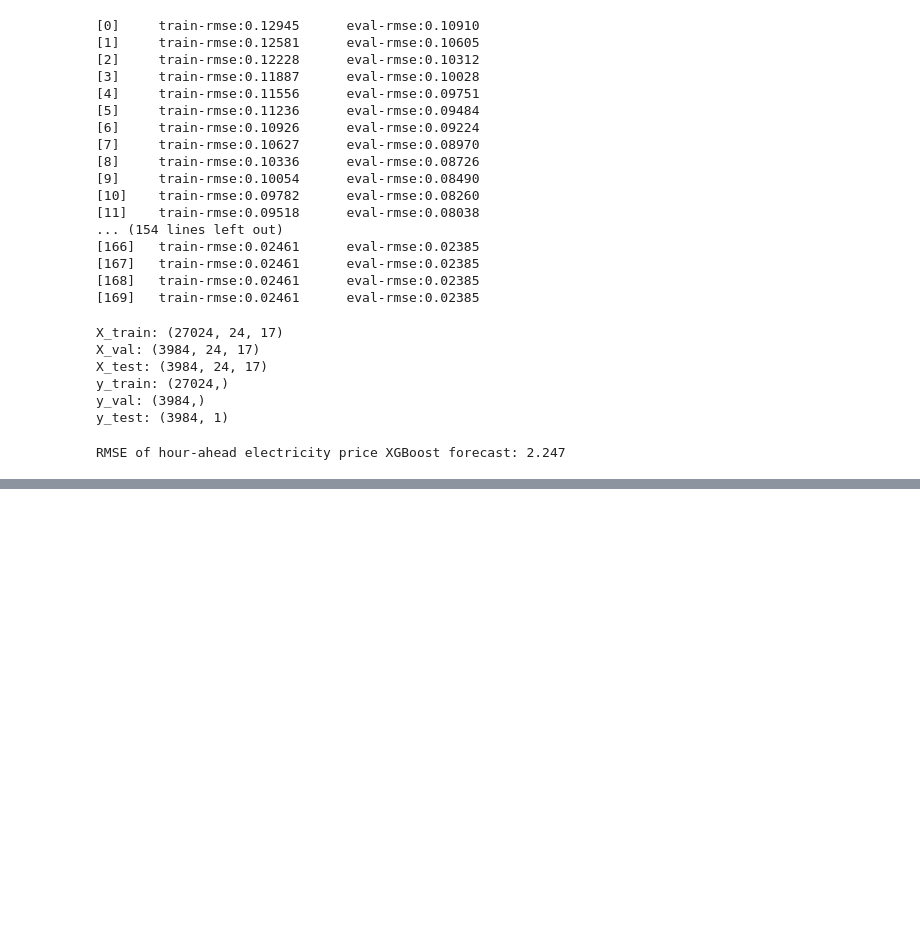
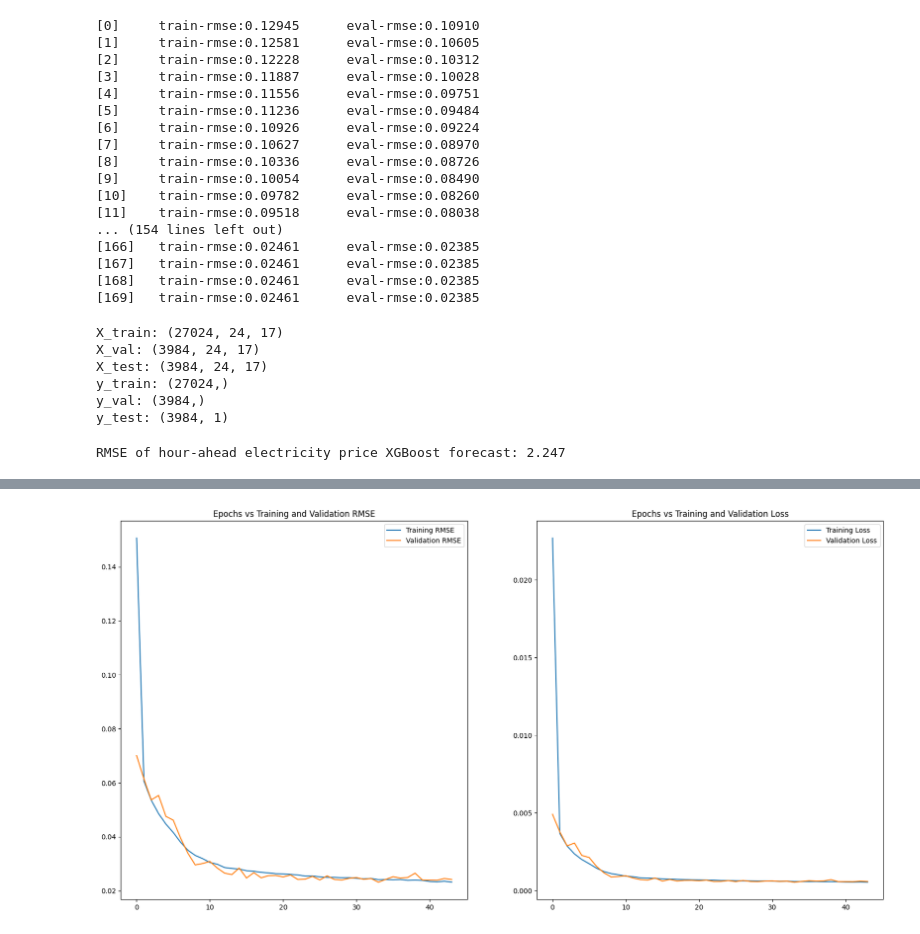
Before and after one commit to tdavies66/Electricity-Price-Forecasting-DNNs-EDA-Kaggle-, a Jupyter notebook: Notebooks/notebook2.ipynb, the cells around one changed output, grey strips where cells are left out. Drawn from its saved outputs; the diff is of its cells as text; code cells hidden in the pictures; blank space fills up the shorter version.

```diff
--- a/Notebooks/notebook2.ipynb
+++ b/Notebooks/notebook2.ipynb
@@ -341,0 +413,26 @@ RMSE of hour-ahead electricity price XGBoost forecast: 2.247
+# %%
+# Stacked LSTM
+tf.keras.backend.clear_session()
+
+multivariate_stacked_lstm = tf.keras.models.Sequential([
+    LSTM(250, input_shape=input_shape,
+         return_sequences=True),
+         LSTM(150, return_sequences=True),
+         Flatten(),
+         Dense(150, activation='relu'),
+         Dropout(0.1),
+         Dense(1),
+])
+
+model_checkpoint = tf.keras.callbacks.ModelCheckpoint(
+    'multivariate_stacked_lstm.h5', save_best_only=True)
+optimizer = tf.keras.optimizers.Adam(learning_rate=3e-3, amsgrad=True)
+
+multivariate_stacked_lstm.compile(loss=loss,
+                                  optimizer=optimizer,
+                                  metrics=metric)
+# %%
+history = multivariate_stacked_lstm.fit(train, epochs=120,
+                                        validation_data=validation,
+                                        callbacks=[early_stopping,
+                                                   model_checkpoint])
@@ -341,0 +463,4 @@ RMSE of hour-ahead electricity price XGBoost forecast: 2.247
+# %%
+plot_model_rmse_and_loss(history)
+# %% [output]
+[figure, added]
```
Also changed, not shown: parts of 25 cells of this notebook, 6 other files.
